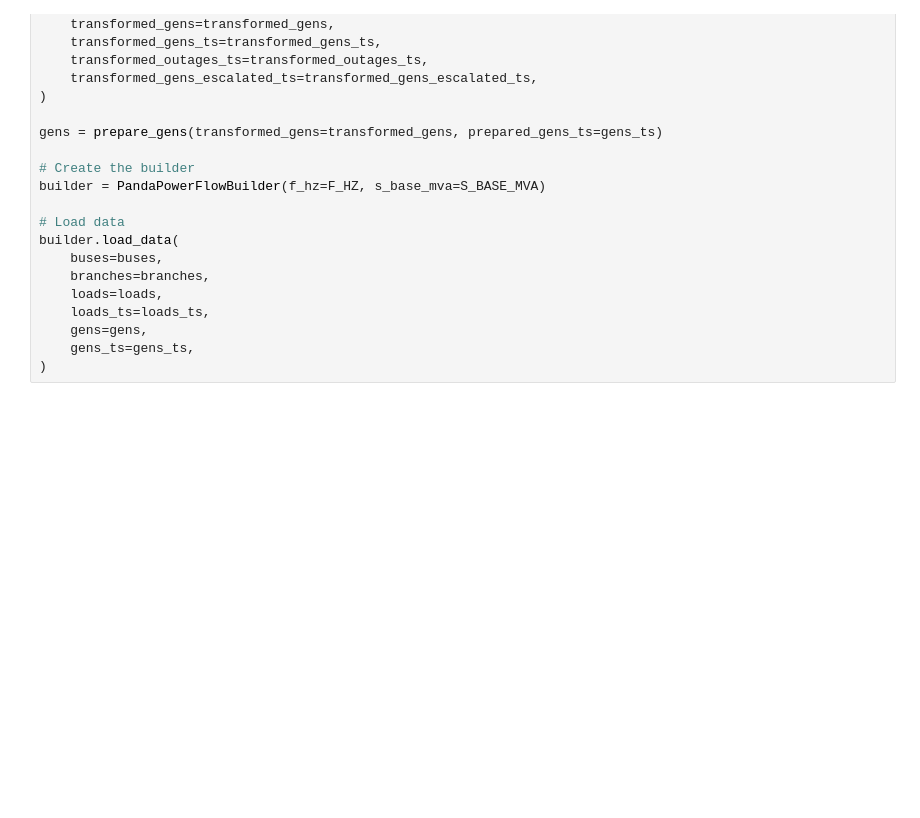
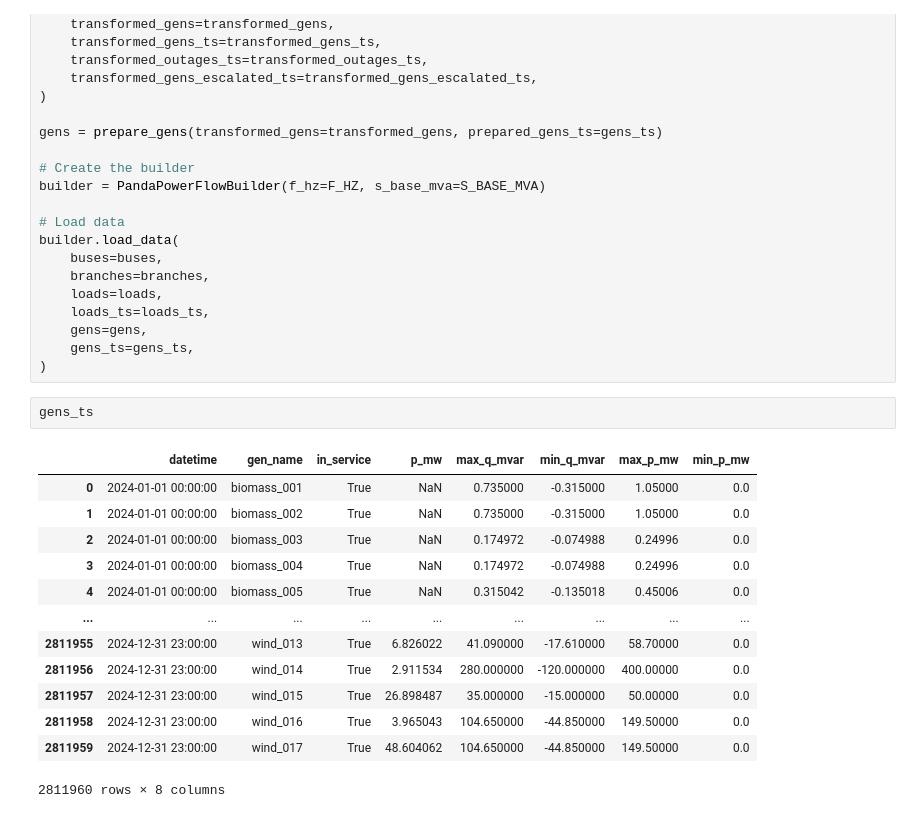
Before and after one commit to dhruvsuri17/PowerGNN, a Jupyter notebook: notebooks/prepare_pf.ipynb, the cells around one changed output. Saved outputs shown, nothing was run; the diff lists cells and outputs as text; blank space fills up the shorter version.

```diff
--- a/notebooks/prepare_pf.ipynb
+++ b/notebooks/prepare_pf.ipynb
@@ -172,3 +172,19 @@ builder.load_data(
     gens=gens,
     gens_ts=gens_ts,
 )
+# %%
+gens_ts
+# %% [output]
+|  | datetime | gen_name | in_service | p_mw | max_q_mvar | min_q_mvar | max_p_mw | min_p_mw |
+| 0 | 2024-01-01 00:00:00 | biomass_001 | True | NaN | 0.735000 | -0.315000 | 1.05000 | 0.0 |
+| 1 | 2024-01-01 00:00:00 | biomass_002 | True | NaN | 0.735000 | -0.315000 | 1.05000 | 0.0 |
+| 2 | 2024-01-01 00:00:00 | biomass_003 | True | NaN | 0.174972 | -0.074988 | 0.24996 | 0.0 |
+| 3 | 2024-01-01 00:00:00 | biomass_004 | True | NaN | 0.174972 | -0.074988 | 0.24996 | 0.0 |
+| 4 | 2024-01-01 00:00:00 | biomass_005 | True | NaN | 0.315042 | -0.135018 | 0.45006 | 0.0 |
+| ... | ... | ... | ... | ... | ... | ... | ... | ... |
+| 2811955 | 2024-12-31 23:00:00 | wind_013 | True | 6.826022 | 41.090000 | -17.610000 | 58.70000 | 0.0 |
+| 2811956 | 2024-12-31 23:00:00 | wind_014 | True | 2.911534 | 280.000000 | -120.000000 | 400.00000 | 0.0 |
+| 2811957 | 2024-12-31 23:00:00 | wind_015 | True | 26.898487 | 35.000000 | -15.000000 | 50.00000 | 0.0 |
+| 2811958 | 2024-12-31 23:00:00 | wind_016 | True | 3.965043 | 104.650000 | -44.850000 | 149.50000 | 0.0 |
+| 2811959 | 2024-12-31 23:00:00 | wind_017 | True | 48.604062 | 104.650000 | -44.850000 | 149.50000 | 0.0 |
+2811960 rows × 8 columns
```
Also changed, not shown: 4 other files.
